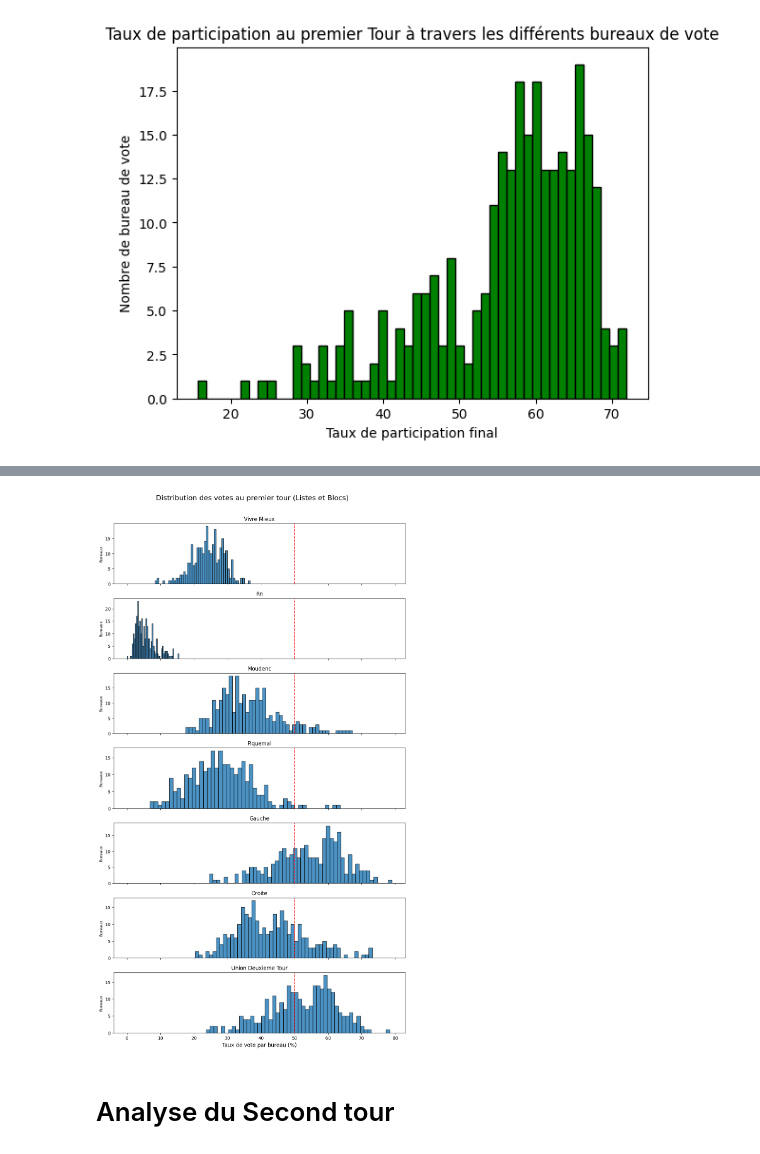
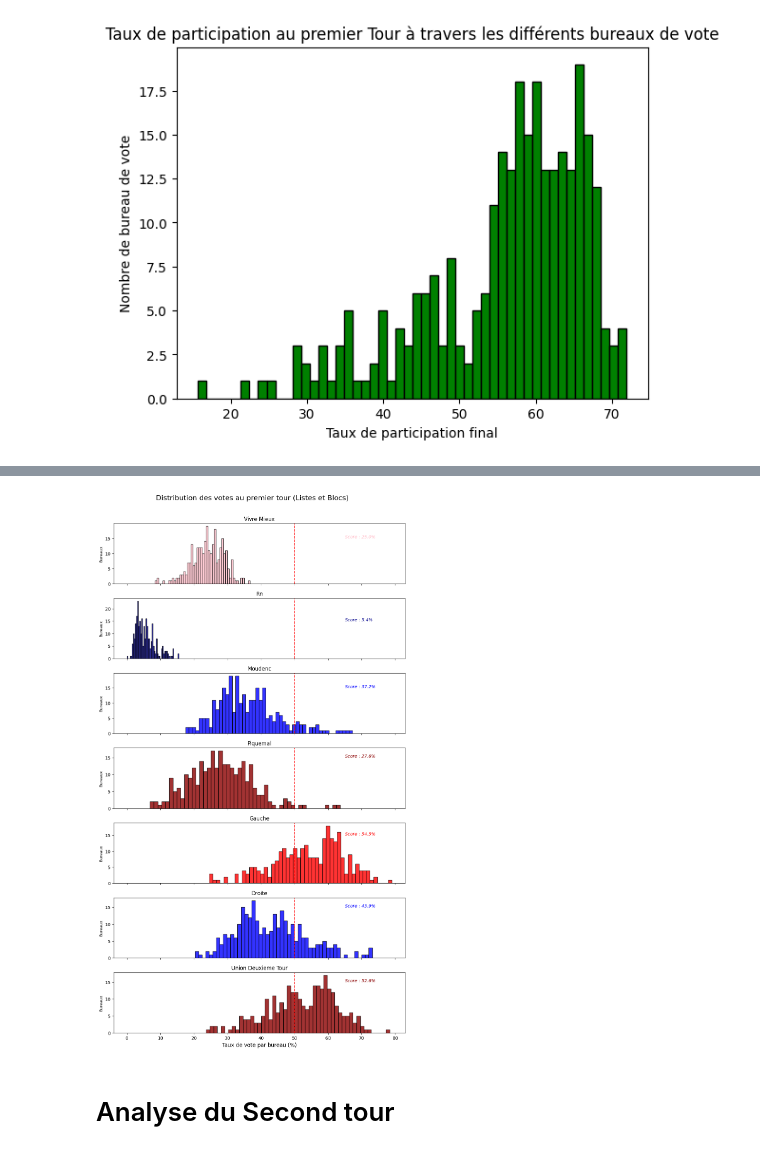
Before and after one commit to AlexisHct/Analyses_elections_municipales_2026, a Jupyter notebook: notebooks/01_EDA.ipynb, the cells around one changed output, grey strips where cells are left out. Drawn from its saved outputs; the diff is of its cells as text; code cells hidden in the pictures.

```diff
--- a/notebooks/01_EDA.ipynb
+++ b/notebooks/01_EDA.ipynb
@@ -73,18 +73,21 @@ Text(0.5, 1.0, 'Taux de votes blancs et nuls au premier Tour à travers les diff
 # %%
-scores_vivre_mieux = (premier_tour['Briançon'] / premier_tour['votants']) *100
-scores_NPA = (premier_tour['Scalli'] / premier_tour['votants']) *100
-scores_Lutte = (premier_tour['Adrada'] / premier_tour['votants']) *100
-scores_TRAVAILLEURS  = (premier_tour['Menendez'] / premier_tour['votants']) *100
-scores_RN = (premier_tour['Leonardelli'] / premier_tour['votants']) *100
-scores_RECONQUETE  = (premier_tour['Cottrel'] / premier_tour['votants']) *100
-scores_NOUVEL_AIR = (premier_tour['Meilhac'] / premier_tour['votants']) *100
-scores_RV = (premier_tour['Pedinotti'] / premier_tour['votants']) *100
-scores_Moudenc = (premier_tour['Moudenc'] / premier_tour['votants']) *100
-scores_Piquemal = (premier_tour['Piquemal'] / premier_tour['votants']) *100
+votants_premier_tour = premier_tour['exprimes'].sum()
 
-scores_gauche = scores_vivre_mieux + scores_Piquemal + scores_RV + scores_TRAVAILLEURS + scores_Lutte + scores_NPA
-scores_union_deuxieme_tour = scores_vivre_mieux + scores_Piquemal
-scores_droite = scores_Moudenc + scores_RN + scores_RECONQUETE
+scores_vivre_mieux = [(premier_tour['Briançon'] / premier_tour['votants']) *100, premier_tour['Briançon']]
+scores_NPA = [(premier_tour['Scalli'] / premier_tour['votants']) *100, premier_tour['Scalli']]
+scores_Lutte = [(premier_tour['Adrada'] / premier_tour['votants']) *100, premier_tour['Adrada']]
+scores_TRAVAILLEURS  = [(premier_tour['Menendez'] / premier_tour['votants']) *100, premier_tour['Menendez']]
+scores_RN = [(premier_tour['Leonardelli'] / premier_tour['votants']) *100, premier_tour['Leonardelli']]
+scores_RECONQUETE  = [(premier_tour['Cottrel'] / premier_tour['votants']) *100, premier_tour['Cottrel']]
+scores_NOUVEL_AIR = [(premier_tour['Meilhac'] / premier_tour['votants']) *100, premier_tour['Meilhac']]
+scores_RV = [(premier_tour['Pedinotti'] / premier_tour['votants']) *100, premier_tour['Pedinotti']]
+scores_Moudenc = [(premier_tour['Moudenc'] / premier_tour['votants']) *100, premier_tour['Moudenc']]
+scores_Piquemal = [(premier_tour['Piquemal'] / premier_tour['votants']) *100, premier_tour['Piquemal']]
+
+scores_gauche = [scores_vivre_mieux[0] + scores_Piquemal[0] + scores_RV[0] + scores_TRAVAILLEURS[0] + scores_Lutte[0] + scores_NPA[0],
+                 scores_vivre_mieux[1] + scores_Piquemal[1] + scores_RV[1] + scores_TRAVAILLEURS[1] + scores_Lutte[1] + scores_NPA[1]]
+scores_union_deuxieme_tour = [scores_vivre_mieux[0] + scores_Piquemal[0], scores_vivre_mieux[1] + scores_Piquemal[1]]
+scores_droite = [scores_Moudenc[0] + scores_RN[0] + scores_RECONQUETE[0], scores_Moudenc[1] + scores_RN[1] + scores_RECONQUETE[1]]
 scores_premier_tour = {'scores_vivre_mieux' : scores_vivre_mieux,
                        'scores_RN' : scores_RN,
                         'scores_Moudenc' : scores_Moudenc, 'scores_Piquemal' : scores_Piquemal,
@@ -93,27 +96,38 @@ scores_premier_tour = {'scores_vivre_mieux' : scores_vivre_mieux,
 # %%
 n_graphs = len(scores_premier_tour)
 
 fig, axes = plt.subplots(nrows=n_graphs, ncols=1, figsize=(10, 2.5 * n_graphs), sharex=True)
 
-for ax, (nom_variable, donnees) in zip(axes, scores_premier_tour.items()):
+colors = ['pink', 'darkblue', 'blue', 'darkred', 'red', 'blue', 'darkred']
 
-    ax.hist(donnees, bins=50, edgecolor='black', alpha=0.8)
+for ax, (nom_variable, donnees), color in zip(axes, scores_premier_tour.items(), colors):
+
+    ax.hist(donnees[0], bins=50, edgecolor='black', alpha=0.8, facecolor = color)
 
     titre_propre = nom_variable.replace('scores_', '').replace('_', ' ').title()
     ax.set_title(titre_propre, fontsize=12)
     ax.set_ylabel('Bureaux', fontsize=9)
+
+    score = 100*(donnees[1].sum()) / votants_premier_tour
+
+    texte_info = f"Score : {score:.1f}%"
+
+    ax.text(x=65, y=15, s=texte_info,
+            fontsize=10,
+            color=color,
+            style='italic')
 
     ax.axvline(x=50, color='red', linestyle='--', linewidth=1.5, label='50%')
 
 axes[-1].set_xlabel('Taux de vote par bureau (%)', fontsize=12)
 
 fig.suptitle('Distribution des votes au premier tour (Listes et Blocs)', fontsize=16, y=1.01)
 
 plt.tight_layout()
 
 plt.show()
 # %% [output]
-[figure, old version]
+[figure, new version]
 # %% [markdown]
 # Analyse du Second tour
 # %%
```
Also changed, not shown: parts of 32 cells of this notebook.
